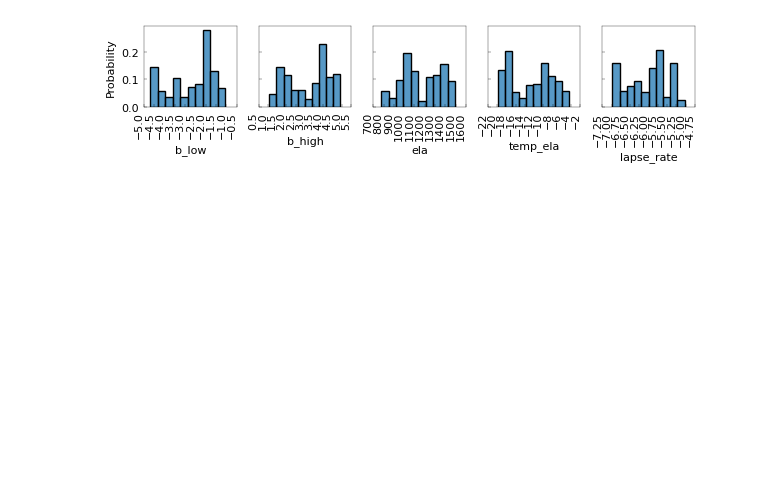
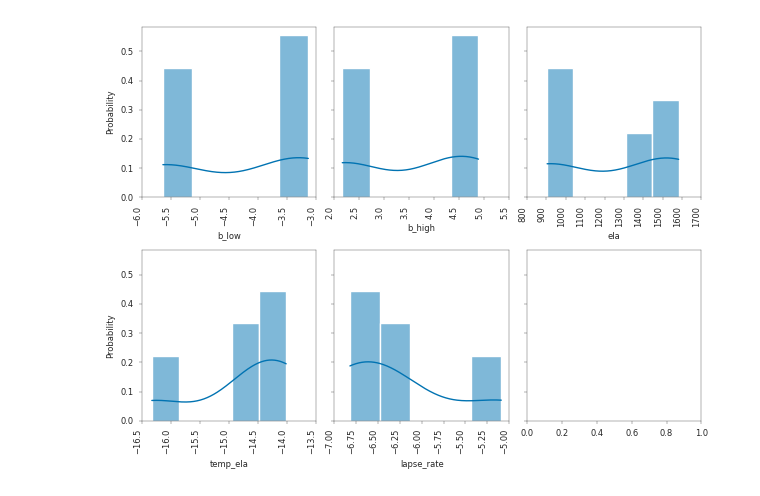
Before and after one commit to pism/pism-kennicott, a Jupyter notebook: kennicott.ipynb, the cells around one changed output. Saved outputs shown, nothing was run; the diff lists cells and outputs as text; code cells hidden in the pictures; blank space fills up the shorter version.

Commit message:
setup more runs including ice flow params

```diff
--- a/kennicott.ipynb
+++ b/kennicott.ipynb
@@ -64,2 +66,2 @@ from glob import glob
 # %%
-uq_df = pd.read_csv("ensemble_kennicott_climate_lhs_500.csv")
+uq_df = pd.read_csv("ensemble_kennicott_climate_flow_lhs_1000.csv")
@@ -159,4 +176,14 @@ n_jobs = 1
                 for m_file in m_files
             )
             del progress_bar
+# %%
+thickness_ela_df = pd.concat([pd.DataFrame(data=np.vstack([df[m]["id"], df[m]["data"]["thickness_ela"]]).T, columns=["id", "thickness_ela"]) for m in range(len(df))])
+surface_speed_ela_df = pd.concat([pd.DataFrame(data=np.vstack([df[m]["id"], df[m]["data"]["surface_speed_ela"]]).T, columns=["id", "surface_speed_ela"]) for m in range(len(df))])
+basal_speed_ela_df = pd.concat([pd.DataFrame(data=np.vstack([df[m]["id"], df[m]["data"]["basal_speed_ela"]]).T, columns=["id", "basal_speed_ela"]) for m in range(len(df))])
+
+dfs = [uq_df, thickness_ela_df, surface_speed_ela_df, basal_speed_ela_df]
+
+all_glaciers_df = reduce(lambda  left,right: pd.merge(left,right,on=["id"],
+                                            how='outer'), dfs).reset_index(drop=True)
+#all_glaciers_df = pd.merge(uq_df, thickness_ela_df, on="id").reset_index(drop=True)
 # %%
@@ -201,0 +217,10 @@ fig.savefig(f"{odir}/kennicott_profile_plot.pdf")
+# %%
+resampled_df = pd.DataFrame(data=np.vstack([experiments, weights]).T, columns=["id", "weight"])
+all_glaciers_with_weights = pd.merge(all_glaciers_df, resampled_df, on="id", how="outer").fillna(0)
+weights_min = all_glaciers_with_weights["weight"].min()
+weights_max = all_glaciers_with_weights["weight"].max()
+
+cmap = plt.get_cmap("magma")
+cNorm = colors.Normalize(vmin=weights_min, vmax=weights_max)
+scalarMap = cmx.ScalarMappable(norm=cNorm, cmap=cmap)
+colorVals = scalarMap.to_rgba(range(len(uq_df)))
@@ -202,17 +280,22 @@ fig.savefig(f"{odir}/kennicott_profile_plot.pdf")
 # %%
 d = []
 for e in resampled_experiments:
     d.append(uq_df[uq_df["id"] == int(e)])
-df = pd.concat(d).reset_index(drop=True)
-fig, axs = plt.subplots(nrows=1, ncols=5, sharey=True, figsize=[6.2, 1.6])
-fig.subplots_adjust(bottom=0, top=1, left=0, right=1, wspace=-1, hspace=-1)
-for k, v in enumerate(["b_low", "b_high", "ela", "temp_ela", "lapse_rate"]):
-    sns.histplot(data=df, x=v, stat="probability", ax=axs.ravel()[k])
-    axs.ravel()[k].set_xticks(axs.ravel()[k].get_xticks(),
-                              axs.ravel()[k].get_xticklabels(),
-                              rotation=90, ha='right')
+moraine_glaciers_df = pd.concat(d).reset_index(drop=True)
+
+with sns.axes_style("ticks"):
+    sns_cmap = sns.color_palette("colorblind")
+    fig, axs = plt.subplots(nrows=2, ncols=3, sharey=True, figsize=[6.2, 4.6])
+    fig.subplots_adjust(bottom=0, top=1, left=0, right=1, wspace=-1, hspace=-1)
+    for k, v in enumerate(["b_low", "b_high", "ela", "temp_ela", "lapse_rate"]):
+        sns.histplot(data=moraine_glaciers_df, x=v, kde=True,
+                     color=sns_cmap[0],
+                     stat="probability", ax=axs.ravel()[k])
+        axs.ravel()[k].set_xticks(axs.ravel()[k].get_xticks(),
+                                  axs.ravel()[k].get_xticklabels(),
+                                  rotation=90, ha='right')
 
 fig.tight_layout()
-fig.savefig("2023_06_02_uq_climate/kennicott_hists.pdf")
+fig.savefig("2023_06_21_uq_climate/kennicott_hists.pdf")
 # %% [output]
-[figure, old version]
+[figure, new version]
```
Also changed, not shown: parts of 30 cells of this notebook, 3 other files.
